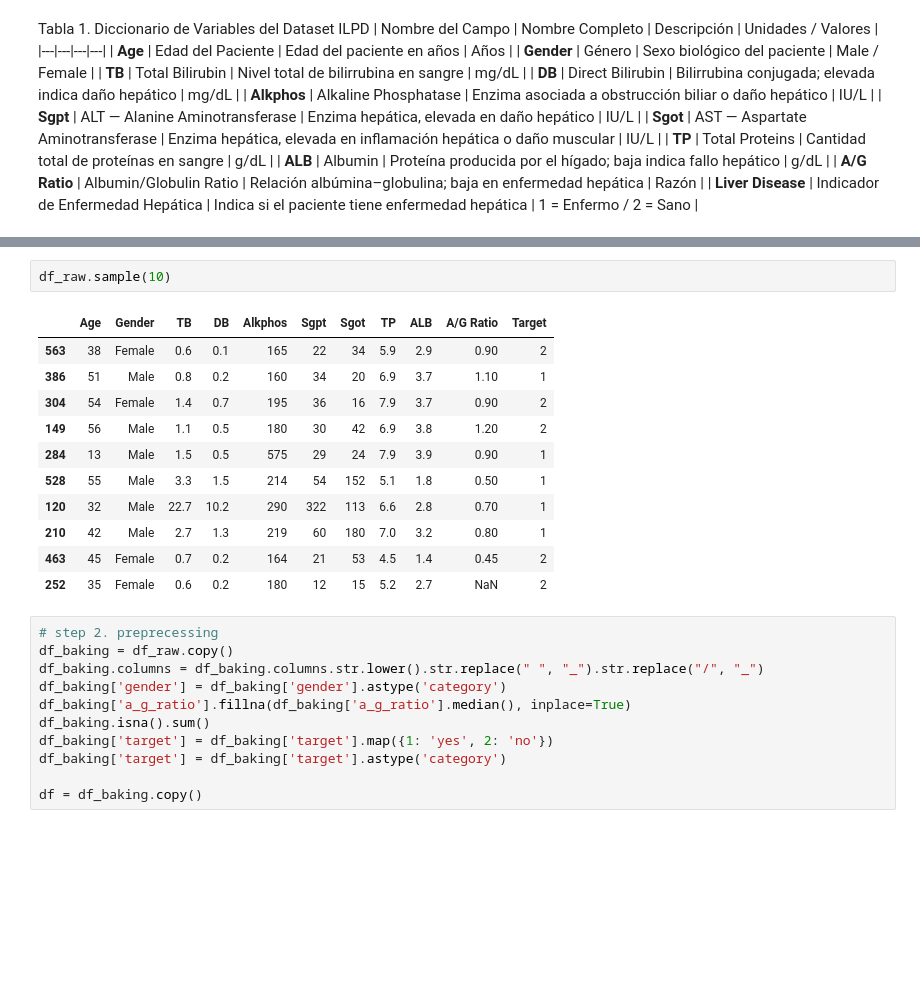
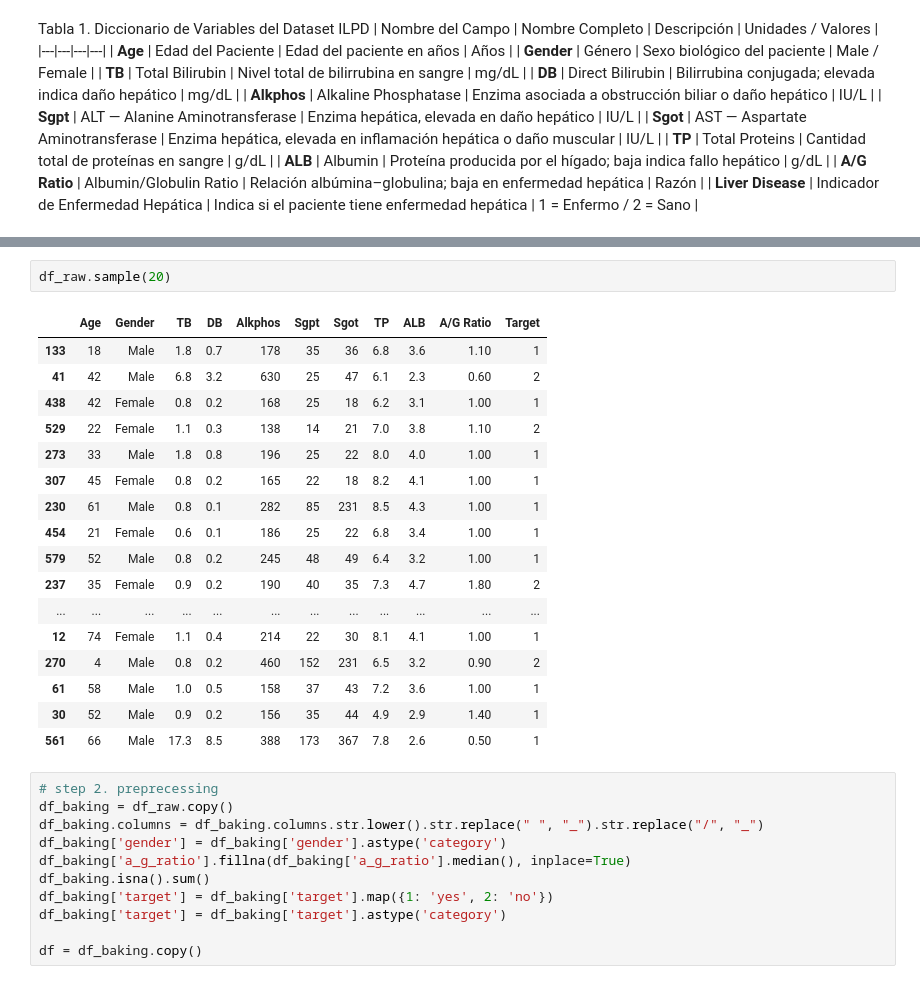
Before and after one commit to johnfbeltranc/projecto_final_clasificacion_ILPD, a Jupyter notebook: notebooks/ILPD_projecto_final.ipynb, the cells around one changed output, grey strips where cells are left out. Saved outputs shown, nothing was run; the diff lists cells and outputs as text; blank space fills up the shorter version.

```diff
--- a/notebooks/ILPD_projecto_final.ipynb
+++ b/notebooks/ILPD_projecto_final.ipynb
@@ -62,19 +63,25 @@ Data columns (total 11 columns):
 dtypes: float64(5), int64(5), object(1)
 memory usage: 50.1+ KB
 # %%
-df_raw.sample(10)
+df_raw.sample(20)
 # %% [output]
 |  | Age | Gender | TB | DB | Alkphos | Sgpt | Sgot | TP | ALB | A/G Ratio | Target |
-| 563 | 38 | Female | 0.6 | 0.1 | 165 | 22 | 34 | 5.9 | 2.9 | 0.90 | 2 |
-| 386 | 51 | Male | 0.8 | 0.2 | 160 | 34 | 20 | 6.9 | 3.7 | 1.10 | 1 |
-| 304 | 54 | Female | 1.4 | 0.7 | 195 | 36 | 16 | 7.9 | 3.7 | 0.90 | 2 |
-| 149 | 56 | Male | 1.1 | 0.5 | 180 | 30 | 42 | 6.9 | 3.8 | 1.20 | 2 |
-| 284 | 13 | Male | 1.5 | 0.5 | 575 | 29 | 24 | 7.9 | 3.9 | 0.90 | 1 |
-| 528 | 55 | Male | 3.3 | 1.5 | 214 | 54 | 152 | 5.1 | 1.8 | 0.50 | 1 |
-| 120 | 32 | Male | 22.7 | 10.2 | 290 | 322 | 113 | 6.6 | 2.8 | 0.70 | 1 |
-| 210 | 42 | Male | 2.7 | 1.3 | 219 | 60 | 180 | 7.0 | 3.2 | 0.80 | 1 |
-| 463 | 45 | Female | 0.7 | 0.2 | 164 | 21 | 53 | 4.5 | 1.4 | 0.45 | 2 |
-| 252 | 35 | Female | 0.6 | 0.2 | 180 | 12 | 15 | 5.2 | 2.7 | NaN | 2 |
+| 133 | 18 | Male | 1.8 | 0.7 | 178 | 35 | 36 | 6.8 | 3.6 | 1.10 | 1 |
+| 41 | 42 | Male | 6.8 | 3.2 | 630 | 25 | 47 | 6.1 | 2.3 | 0.60 | 2 |
+| 438 | 42 | Female | 0.8 | 0.2 | 168 | 25 | 18 | 6.2 | 3.1 | 1.00 | 1 |
+| 529 | 22 | Female | 1.1 | 0.3 | 138 | 14 | 21 | 7.0 | 3.8 | 1.10 | 2 |
+| 273 | 33 | Male | 1.8 | 0.8 | 196 | 25 | 22 | 8.0 | 4.0 | 1.00 | 1 |
+| 307 | 45 | Female | 0.8 | 0.2 | 165 | 22 | 18 | 8.2 | 4.1 | 1.00 | 1 |
+| 230 | 61 | Male | 0.8 | 0.1 | 282 | 85 | 231 | 8.5 | 4.3 | 1.00 | 1 |
+| 454 | 21 | Female | 0.6 | 0.1 | 186 | 25 | 22 | 6.8 | 3.4 | 1.00 | 1 |
+| 579 | 52 | Male | 0.8 | 0.2 | 245 | 48 | 49 | 6.4 | 3.2 | 1.00 | 1 |
+| 237 | 35 | Female | 0.9 | 0.2 | 190 | 40 | 35 | 7.3 | 4.7 | 1.80 | 2 |
+| ... | ... | ... | ... | ... | ... | ... | ... | ... | ... | ... | ... |
+| 12 | 74 | Female | 1.1 | 0.4 | 214 | 22 | 30 | 8.1 | 4.1 | 1.00 | 1 |
+| 270 | 4 | Male | 0.8 | 0.2 | 460 | 152 | 231 | 6.5 | 3.2 | 0.90 | 2 |
+| 61 | 58 | Male | 1.0 | 0.5 | 158 | 37 | 43 | 7.2 | 3.6 | 1.00 | 1 |
+| 30 | 52 | Male | 0.9 | 0.2 | 156 | 35 | 44 | 4.9 | 2.9 | 1.40 | 1 |
+| 561 | 66 | Male | 17.3 | 8.5 | 388 | 173 | 367 | 7.8 | 2.6 | 0.50 | 1 |
 # %%
 # step 2. preprecessing
 df_baking = df_raw.copy()
```
Also changed, not shown: parts of 12 cells of this notebook.
